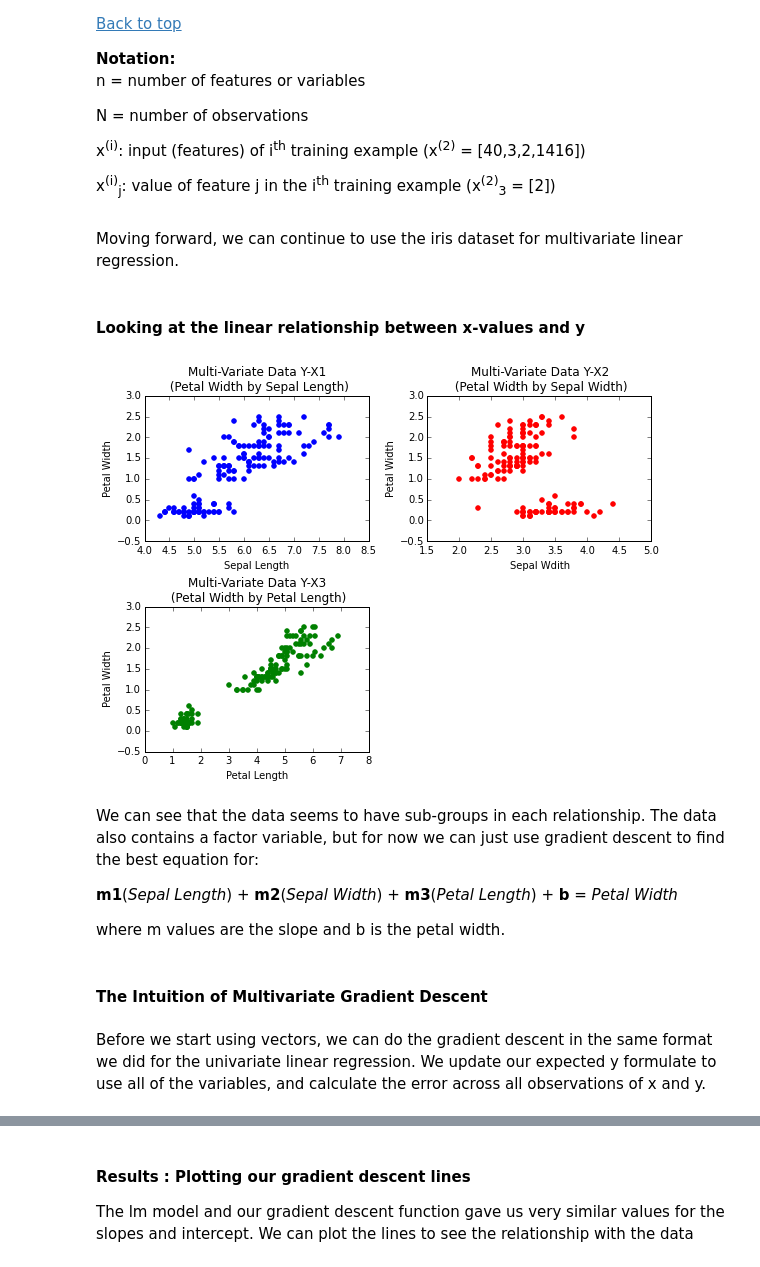
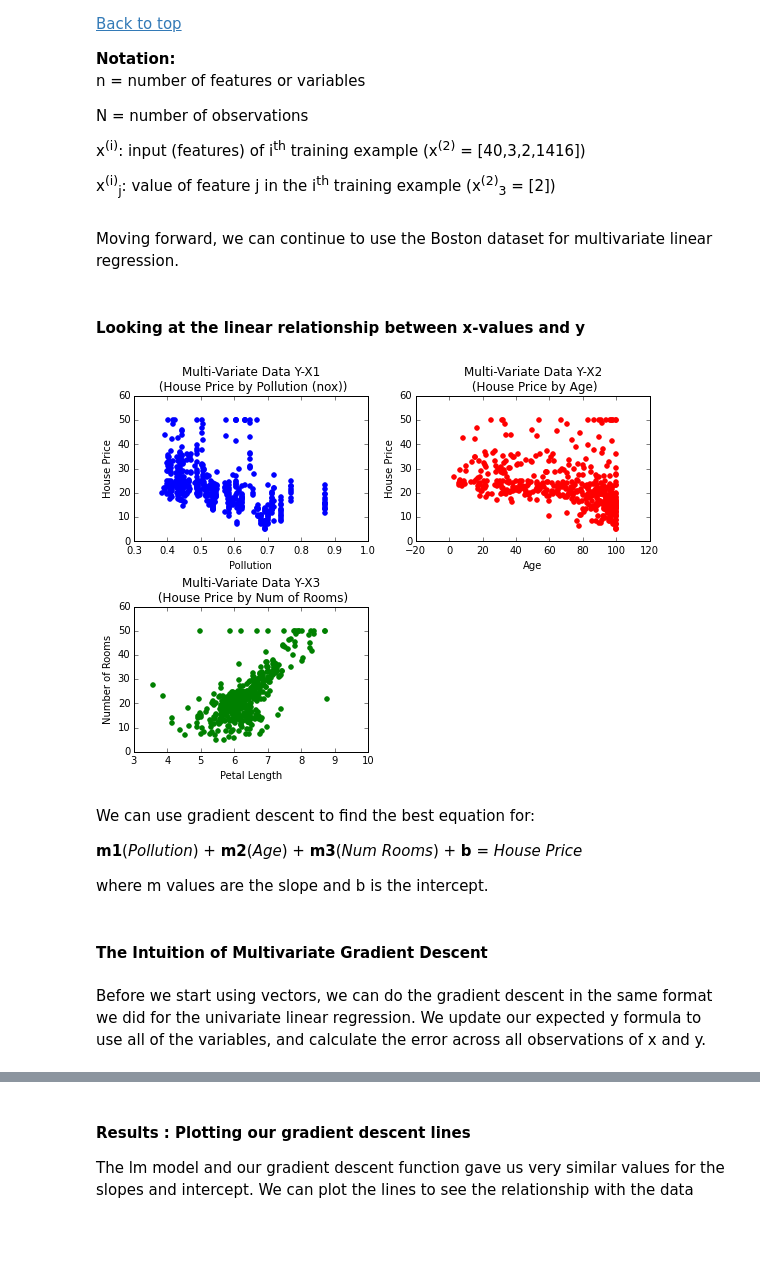
Before and after one commit to kristineromero/iPython, a Jupyter notebook: Machine_Learning/ML_LinearRegression.ipynb, the cells around one changed output, grey strips where cells are left out. Saved outputs shown, nothing was run; the diff lists cells and outputs as text; code cells hidden in the pictures; blank space fills up the shorter version.

```diff
--- a/Machine_Learning/ML_LinearRegression.ipynb
+++ b/Machine_Learning/ML_LinearRegression.ipynb
@@ -28,8 +28,6 @@ from __future__ import division
 from sklearn import datasets
 # %%
 %matplotlib inline
-# %%
-iris = datasets.load_iris()['data']
 # %% [markdown]
 # Week 1: Linear Regression #
 # %% [markdown]
@@ -669,0 +661,16 @@ iris_df.head()
+# %%
+from sklearn import datasets
+
+def get_boston_data():
+    bt = datasets.load_boston()['data']
+    bt_val = datasets.load_boston()['target']
+    bt_names = datasets.load_boston()['feature_names']
+    bt_df = pd.DataFrame(bt)
+    bt_df.columns = bt_names
+    bt_df = bt_df.ix[:,['NOX', 'RM', 'AGE']]
+    bt_df.columns = ['nox', 'rm', 'age']
+    bt_df['med_val'] = list(bt_val)
+    return bt_df
+# %%
+bt_df = get_boston_data()
+bt_df.head()
@@ -854,49 +865,54 @@ N = number of observations <p>
 x<sup>(i)</sup>: input (features) of i<sup>th</sup> training example (x<sup>(2)</sup> = [40,3,2,1416])<p>
 x<sup>(i)</sup><sub>j</sub>: value of feature j in the i<sup>th</sup> training example (x<sup>(2)</sup><sub>3</sub> = [2])
 # %% [markdown]
-Moving forward, we can continue to use the iris dataset for multivariate linear regression.
+Moving forward, we can continue to use the Boston dataset for multivariate linear regression.
 # %% [markdown]
 #### Looking at the linear relationship between x-values and y ####
 # %%
 fig = plt.figure(figsize=(8, 6))
 
-# New Data - x1 (Sepal Length)
+nox = bt_df.loc[:,'nox'].values.T
+med_val = bt_df.loc[:,'med_val'].values.T
+age = bt_df.loc[:,'age'].values.T
+rm = bt_df.loc[:,'rm'].values.T
+
+# New Data - x1 Pollution
 ax1 = fig.add_subplot(2,2,1)
-ax1.scatter(iris[:,0:1] ,iris[:,3:4], color='blue')
-ax1.set_title( 'Multi-Variate Data Y-X1 \n (Petal Width by Sepal Length)' )
-ax1.set_xlabel('Sepal Length')
-ax1.set_ylabel('Petal Width')
+ax1.scatter(nox ,med_val, color='blue')
+ax1.set_title( 'Multi-Variate Data Y-X1 \n (House Price by Pollution (nox))' )
+ax1.set_xlabel('Pollution')
+ax1.set_ylabel('House Price')
 
 
-# New Data - x2 (Sepal Width)
+# New Data - x2 Age
 ax2 = fig.add_subplot(2,2,2)
-ax2.scatter(iris[:,1:2] ,iris[:,3:4], color='red')
-ax2.set_title( 'Multi-Variate Data Y-X2 \n (Petal Width by Sepal Width)' )
-ax2.set_xlabel('Sepal Wdith')
-ax2.set_ylabel('Petal Width')
+ax2.scatter(age ,med_val, color='red')
+ax2.set_title( 'Multi-Variate Data Y-X2 \n (House Price by Age)' )
+ax2.set_xlabel('Age')
+ax2.set_ylabel('House Price')
 
 
-# New Data - x3 (Petal Length)
+# New Data - x3 Rooms
 ax3 = fig.add_subplot(2,2,3)
-ax3.scatter(iris[:,2:3] ,iris[:,3:4], color='green')
-ax3.set_title( 'Multi-Variate Data Y-X3 \n (Petal Width by Petal Length)' )
+ax3.scatter(rm ,med_val, color='green')
+ax3.set_title( 'Multi-Variate Data Y-X3 \n (House Price by Num of Rooms)' )
 ax3.set_xlabel('Petal Length')
-ax3.set_ylabel('Petal Width')
+ax3.set_ylabel('Number of Rooms')
 
 plt.tight_layout()
 plt.show()
 # %% [output]
-[figure, old version]
+[figure, new version]
 # %% [markdown]
-We can see that the data seems to have sub-groups in each relationship. The data also contains a factor variable, but for now we can just use gradient descent to find the best equation for:
+We can use gradient descent to find the best equation for:
 
-<b>m1</b>(<i>Sepal Length</i>) + <b>m2</b>(<i>Sepal Width</i>) + <b>m3</b>(<i>Petal Length</i>) + <b>b</b> = <i>Petal Width</i>
+<b>m1</b>(<i>Pollution</i>) + <b>m2</b>(<i>Age</i>) + <b>m3</b>(<i>Num Rooms</i>) + <b>b</b> = <i>House Price</i>
 
-where m values are the slope and b is the petal width.
+where m values are the slope and b is the intercept.
 # %% [markdown]
 #### The Intuition  of Multivariate Gradient Descent ####
 # %% [markdown]
-Before we start using vectors, we can do the gradient descent in the same format we did for the univariate linear regression. We update our expected y formulate to use all of the variables, and calculate the error across all observations of x and y.
+Before we start using vectors, we can do the gradient descent in the same format we did for the univariate linear regression. We update our expected y formula to use all of the variables, and calculate the error across all observations of x and y.
 # %%
 def stepGradientMV(params,x1_vals, x2_vals, x3_vals, y_vals, learning_rate):
     b_val,m1_val,m2_val, m3_val = params
```
Also changed, not shown: parts of 49 cells of this notebook.
